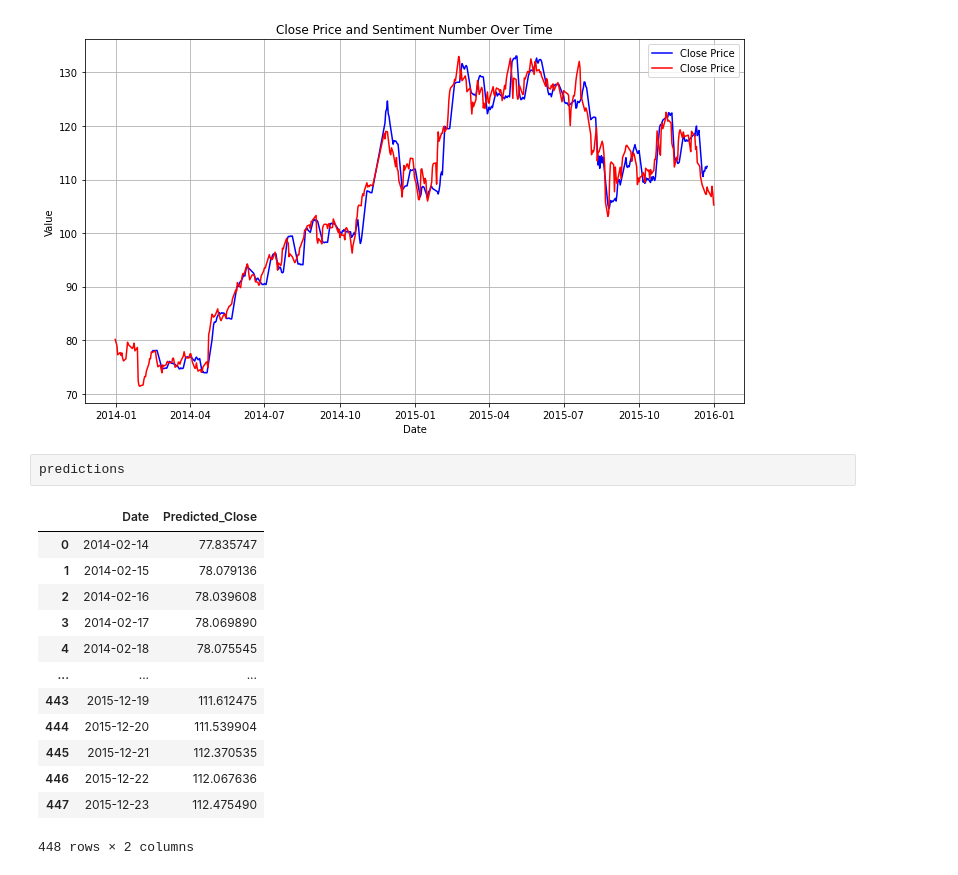
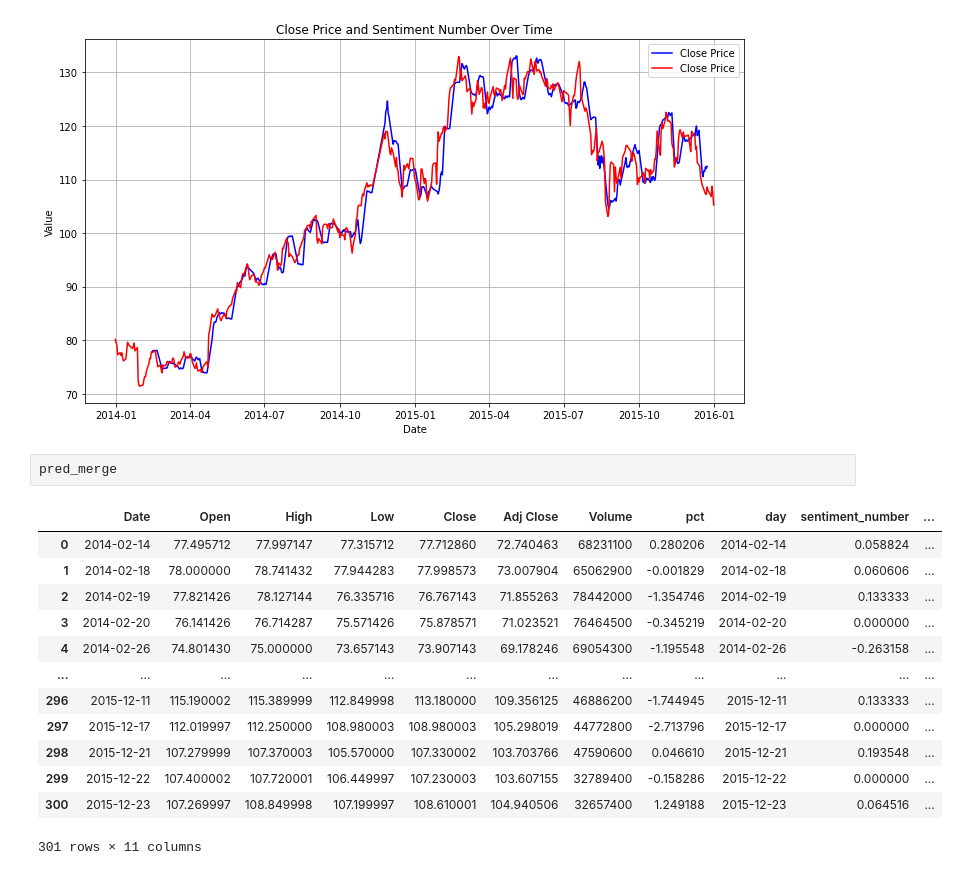
Before and after one commit to shaeantoine/greenscape, a Jupyter notebook: main.ipynb, the cells around one changed output. Cells and saved outputs as stored; diff of their text form.

```diff
--- a/main.ipynb
+++ b/main.ipynb
@@ -286,19 +286,19 @@ Try using .loc[row_indexer,col_indexer] = value instead
 See the caveats in the documentation: https://pandas.pydata.org/pandas-docs/stable/user_guide/indexing.html#returning-a-view-versus-a-copy
   stock_senti_filter['Date'] = pd.to_datetime(stock_senti_filter['Date'])
 [figure]
-# %%
-predictions
-# %% [output]
-|  | Date | Predicted_Close |
-| 0 | 2014-02-14 | 77.835747 |
-| 1 | 2014-02-15 | 78.079136 |
-| 2 | 2014-02-16 | 78.039608 |
-| 3 | 2014-02-17 | 78.069890 |
-| 4 | 2014-02-18 | 78.075545 |
-| ... | ... | ... |
-| 443 | 2015-12-19 | 111.612475 |
-| 444 | 2015-12-20 | 111.539904 |
-| 445 | 2015-12-21 | 112.370535 |
-| 446 | 2015-12-22 | 112.067636 |
-| 447 | 2015-12-23 | 112.475490 |
-448 rows × 2 columns
+# %%
+pred_merge
+# %% [output]
+|  | Date | Open | High | Low | Close | Adj Close | Volume | pct | day | sentiment_number | ... |
+| 0 | 2014-02-14 | 77.495712 | 77.997147 | 77.315712 | 77.712860 | 72.740463 | 68231100 | 0.280206 | 2014-02-14 | 0.058824 | ... |
+| 1 | 2014-02-18 | 78.000000 | 78.741432 | 77.944283 | 77.998573 | 73.007904 | 65062900 | -0.001829 | 2014-02-18 | 0.060606 | ... |
+| 2 | 2014-02-19 | 77.821426 | 78.127144 | 76.335716 | 76.767143 | 71.855263 | 78442000 | -1.354746 | 2014-02-19 | 0.133333 | ... |
+| 3 | 2014-02-20 | 76.141426 | 76.714287 | 75.571426 | 75.878571 | 71.023521 | 76464500 | -0.345219 | 2014-02-20 | 0.000000 | ... |
+| 4 | 2014-02-26 | 74.801430 | 75.000000 | 73.657143 | 73.907143 | 69.178246 | 69054300 | -1.195548 | 2014-02-26 | -0.263158 | ... |
+| ... | ... | ... | ... | ... | ... | ... | ... | ... | ... | ... | ... |
+| 296 | 2015-12-11 | 115.190002 | 115.389999 | 112.849998 | 113.180000 | 109.356125 | 46886200 | -1.744945 | 2015-12-11 | 0.133333 | ... |
+| 297 | 2015-12-17 | 112.019997 | 112.250000 | 108.980003 | 108.980003 | 105.298019 | 44772800 | -2.713796 | 2015-12-17 | 0.000000 | ... |
+| 298 | 2015-12-21 | 107.279999 | 107.370003 | 105.570000 | 107.330002 | 103.703766 | 47590600 | 0.046610 | 2015-12-21 | 0.193548 | ... |
+| 299 | 2015-12-22 | 107.400002 | 107.720001 | 106.449997 | 107.230003 | 103.607155 | 32789400 | -0.158286 | 2015-12-22 | 0.000000 | ... |
+| 300 | 2015-12-23 | 107.269997 | 108.849998 | 107.199997 | 108.610001 | 104.940506 | 32657400 | 1.249188 | 2015-12-23 | 0.064516 | ... |
+301 rows × 11 columns
```
Also changed, not shown: parts of 1 cell of this notebook.
